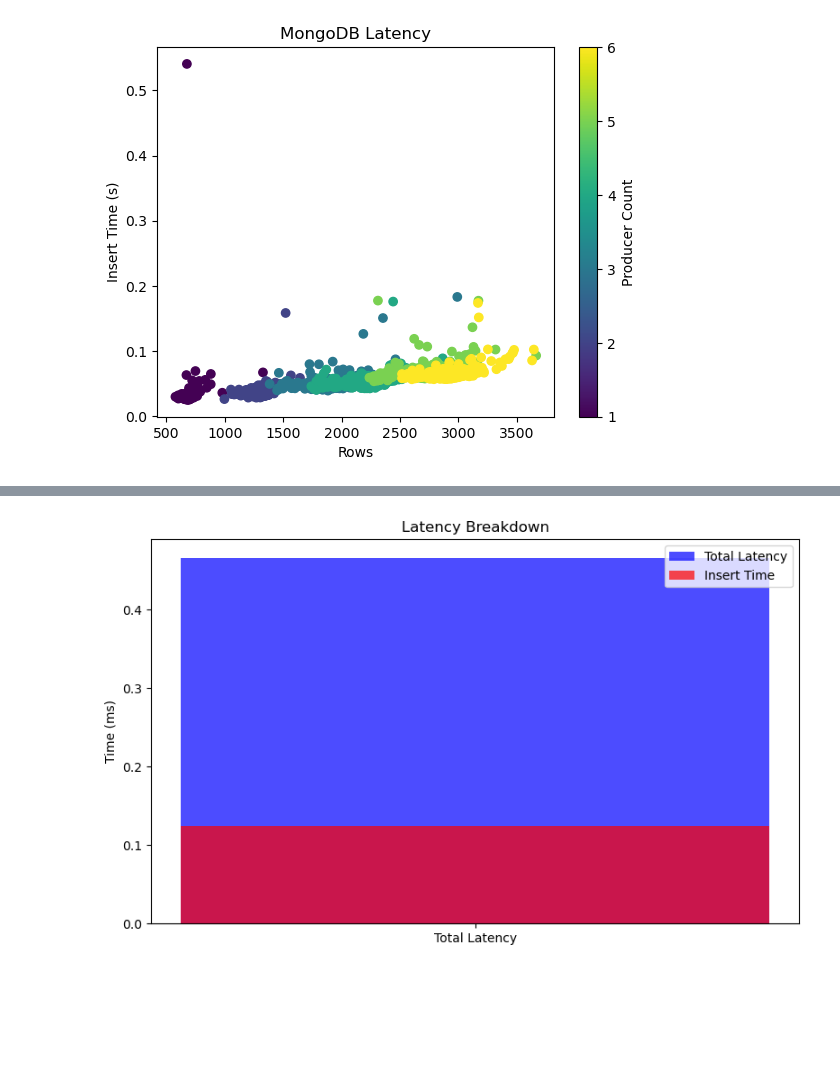
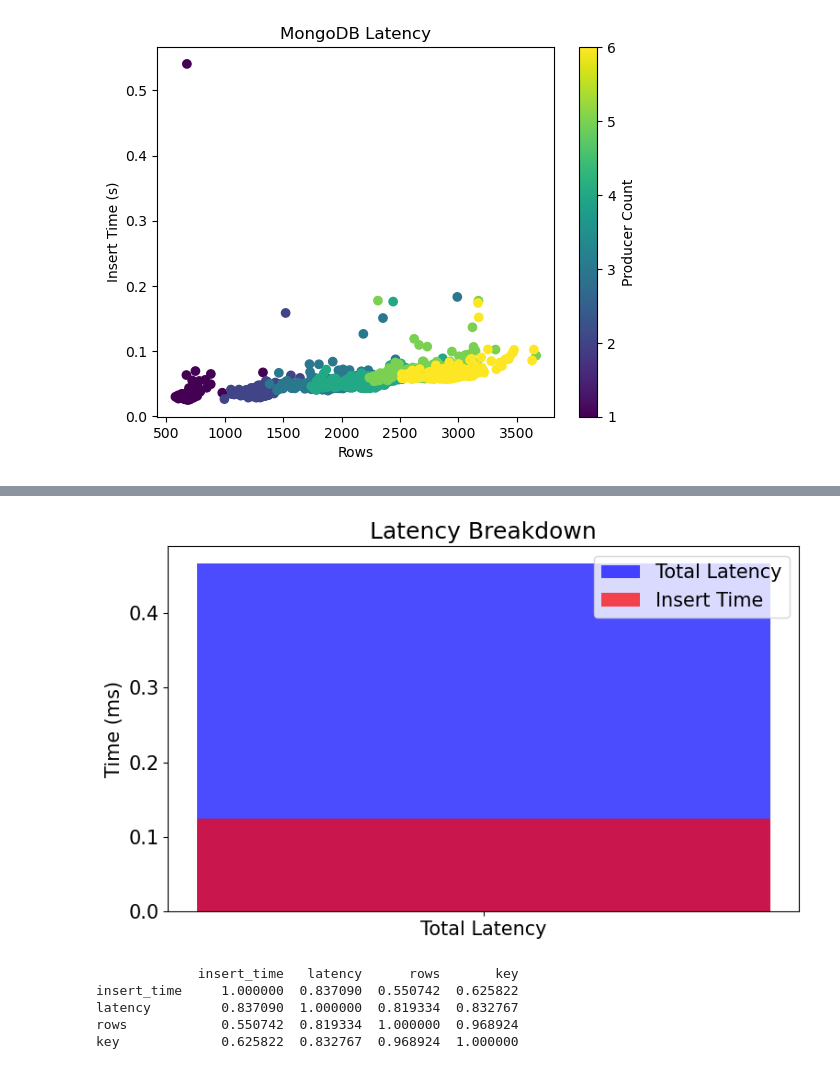
Before and after one commit to Nathanjarvis1/CIS731FinalProject, a Jupyter notebook: graphing.ipynb, the cells around one changed output, grey strips where cells are left out. Saved outputs shown, nothing was run; the diff lists cells and outputs as text; code cells hidden in the pictures; blank space fills up the shorter version.

```diff
--- a/graphing.ipynb
+++ b/graphing.ipynb
@@ -174,24 +210,38 @@ mongo_vs_sql_batch()
 # %%
 def insert_time_vs_latency():
     df = get_flattened_data('data/sql/latencies_single_w_sql.json')
     # Get the average insert_time and average latency from df
     avg_insert_time = df['insert_time'].mean()
     avg_latency = df['latency'].mean()
 
     plt.figure(figsize=(8, 5))
 
     # Plot total latency bar
     plt.bar('Total Latency', avg_latency, color='blue', alpha=0.7, label='Total Latency')
 
     # Overlay insert time bar at the bottom
     plt.bar('Total Latency', avg_insert_time, color='red', alpha=0.7, label='Insert Time')
 
     plt.ylabel('Time (ms)')
     plt.title('Latency Breakdown')
     plt.legend()
     plt.tight_layout()
+    plt.rcParams.update({'font.size': 20})
+
     plt.show()
 
 insert_time_vs_latency()
 # %% [output]
-[figure, old version]
+[figure, new version]
+# %%
+def find_cor_sql():
+    df_batch = get_flattened_data('data/sql/latencies_batch_w_sql.json')
+    df_single = get_flattened_data('data/sql/latencies_single_w_sql.json')
+    print(df_batch.corr())
+find_cor_sql()
+# %% [output]
+             insert_time   latency      rows       key
+insert_time     1.000000  0.837090  0.550742  0.625822
+latency         0.837090  1.000000  0.819334  0.832767
+rows            0.550742  0.819334  1.000000  0.968924
+key             0.625822  0.832767  0.968924  1.000000
```
Also changed, not shown: parts of 6 cells of this notebook, 1 other file.
